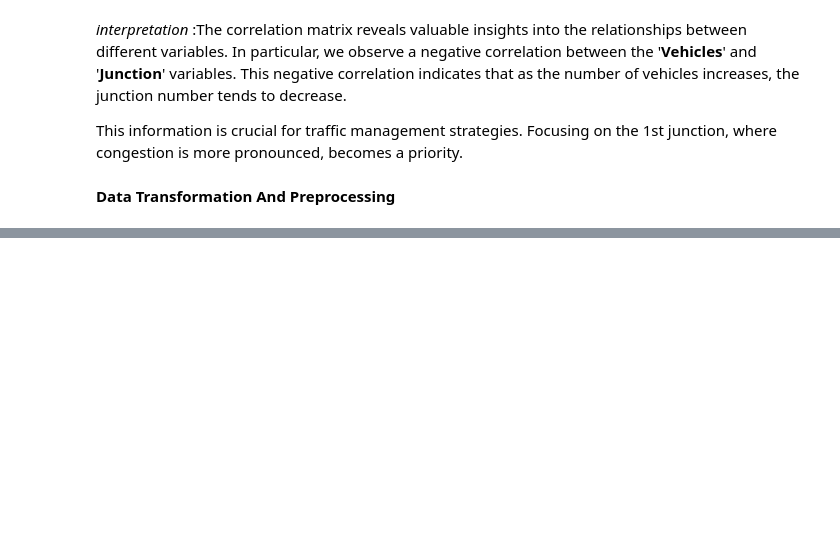
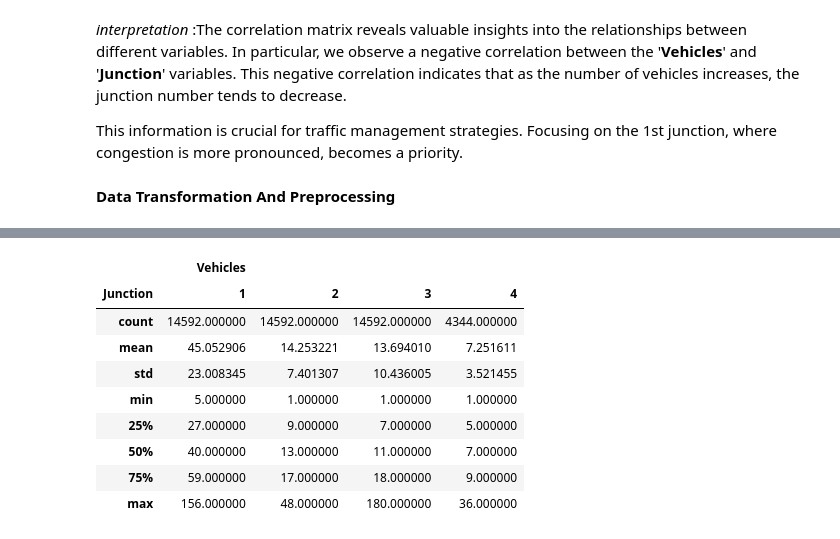
Before and after one commit to yuguerten/traffic_prediction_using_CNN, a Jupyter notebook: Traffic_prediction.ipynb, the cells around one changed output, grey strips where cells are left out. Cells and saved outputs as stored; diff of their text form; code cells hidden in the pictures; blank space fills up the shorter version.

```diff
--- a/Traffic_prediction.ipynb
+++ b/Traffic_prediction.ipynb
@@ -209,0 +227,13 @@ df_J.describe()
+# %%
+df_J.describe()
+# %% [output]
+|  | Vehicles |  |  |  |
+| Junction | 1 | 2 | 3 | 4 |
+| count | 14592.000000 | 14592.000000 | 14592.000000 | 4344.000000 |
+| mean | 45.052906 | 14.253221 | 13.694010 | 7.251611 |
+| std | 23.008345 | 7.401307 | 10.436005 | 3.521455 |
+| min | 5.000000 | 1.000000 | 1.000000 | 1.000000 |
+| 25% | 27.000000 | 9.000000 | 7.000000 | 5.000000 |
+| 50% | 40.000000 | 13.000000 | 11.000000 | 7.000000 |
+| 75% | 59.000000 | 17.000000 | 18.000000 | 9.000000 |
+| max | 156.000000 | 48.000000 | 180.000000 | 36.000000 |
```
Also changed, not shown: parts of 18 cells of this notebook.
